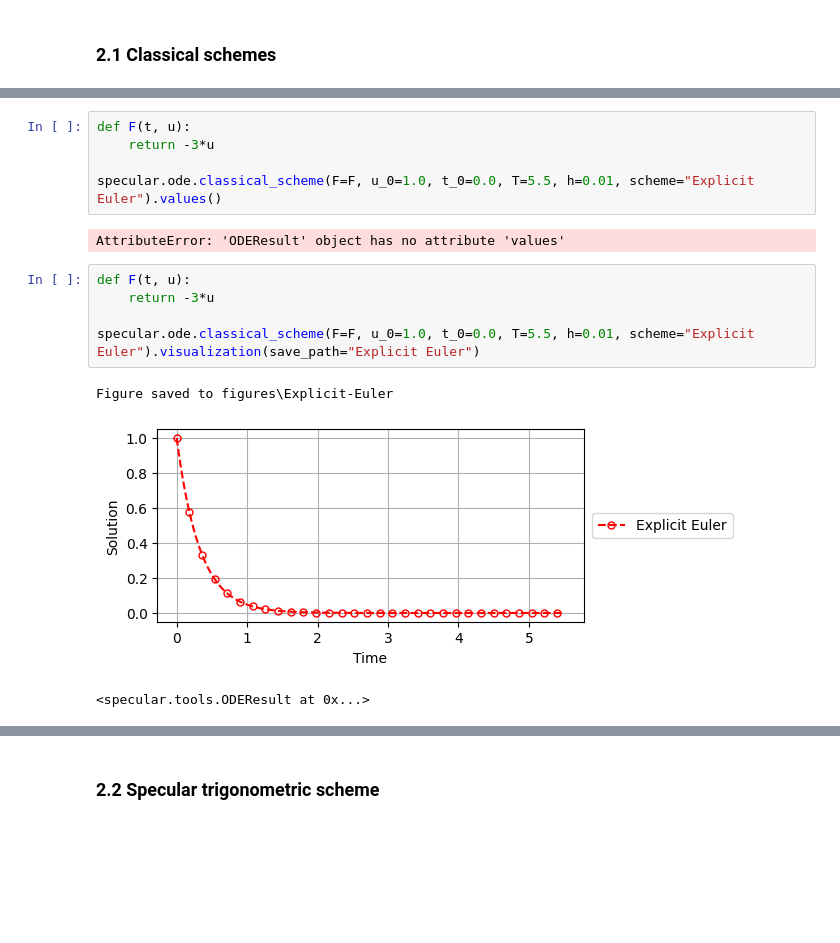
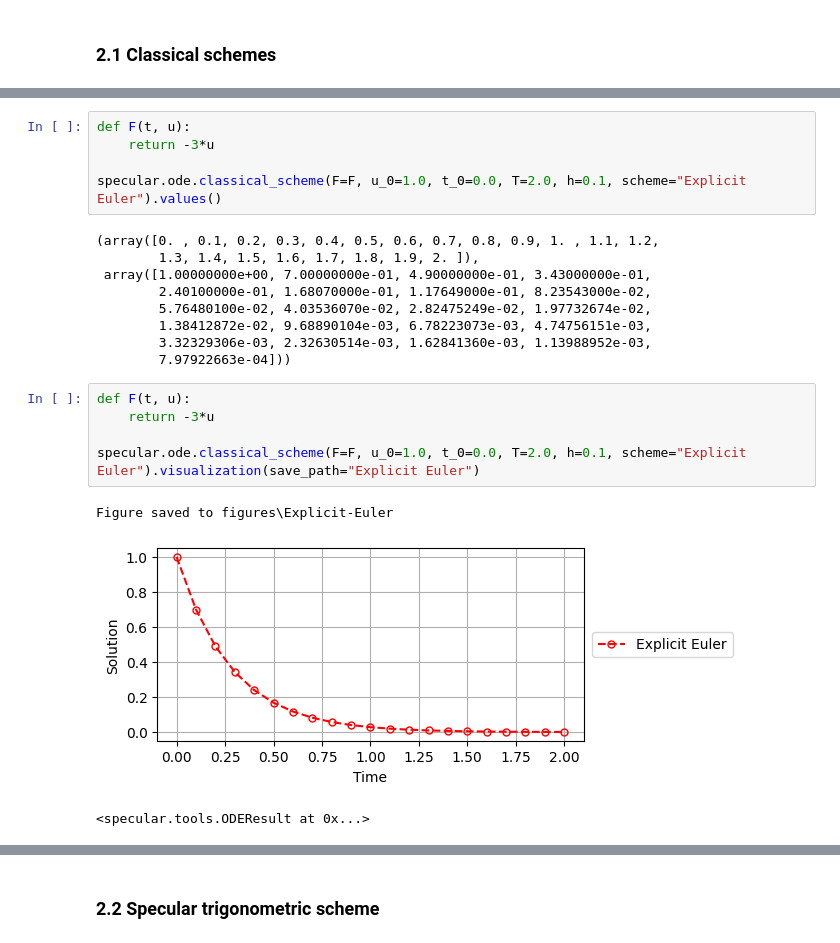
Before and after one commit to kyjung2357/specular-differentiation, a Jupyter notebook: docs/2. Numerical ordinary differential equations.ipynb, the cells around one changed output, grey strips where cells are left out. Saved outputs shown, nothing was run; the diff lists cells and outputs as text; blank space fills up the shorter version.

```diff
--- a/docs/2. Numerical ordinary differential equations.ipynb
+++ b/docs/2. Numerical ordinary differential equations.ipynb
@@ -17,17 +17,24 @@ specular.ode.classical_scheme(F=F, u_0=1.0, t_0=0.0, T=5.5, h=0.01, scheme="Expl
 def F(t, u):
     return -3*u
 
-specular.ode.classical_scheme(F=F, u_0=1.0, t_0=0.0, T=5.5, h=0.01, scheme="Explicit Euler").values()
+specular.ode.classical_scheme(F=F, u_0=1.0, t_0=0.0, T=2.0, h=0.1, scheme="Explicit Euler").values()
 # %% [output]
-AttributeError: 'ODEResult' object has no attribute 'values'
+(array([0. , 0.1, 0.2, 0.3, 0.4, 0.5, 0.6, 0.7, 0.8, 0.9, 1. , 1.1, 1.2,
+        1.3, 1.4, 1.5, 1.6, 1.7, 1.8, 1.9, 2. ]),
+ array([1.00000000e+00, 7.00000000e-01, 4.90000000e-01, 3.43000000e-01,
+        2.40100000e-01, 1.68070000e-01, 1.17649000e-01, 8.23543000e-02,
+        5.76480100e-02, 4.03536070e-02, 2.82475249e-02, 1.97732674e-02,
+        1.38412872e-02, 9.68890104e-03, 6.78223073e-03, 4.74756151e-03,
+        3.32329306e-03, 2.32630514e-03, 1.62841360e-03, 1.13988952e-03,
+        7.97922663e-04]))
 # %%
 def F(t, u):
     return -3*u
 
-specular.ode.classical_scheme(F=F, u_0=1.0, t_0=0.0, T=5.5, h=0.01, scheme="Explicit Euler").visualization(save_path="Explicit Euler")
+specular.ode.classical_scheme(F=F, u_0=1.0, t_0=0.0, T=2.0, h=0.1, scheme="Explicit Euler").visualization(save_path="Explicit Euler")
 # %% [output]
 Figure saved to figures\Explicit-Euler
-[figure, old version]
+[figure, new version]
 <specular.tools.ODEResult at 0x...>
 # %%
 def F(t, u):
```
Also changed, not shown: parts of 2 cells of this notebook, 5 other files.
